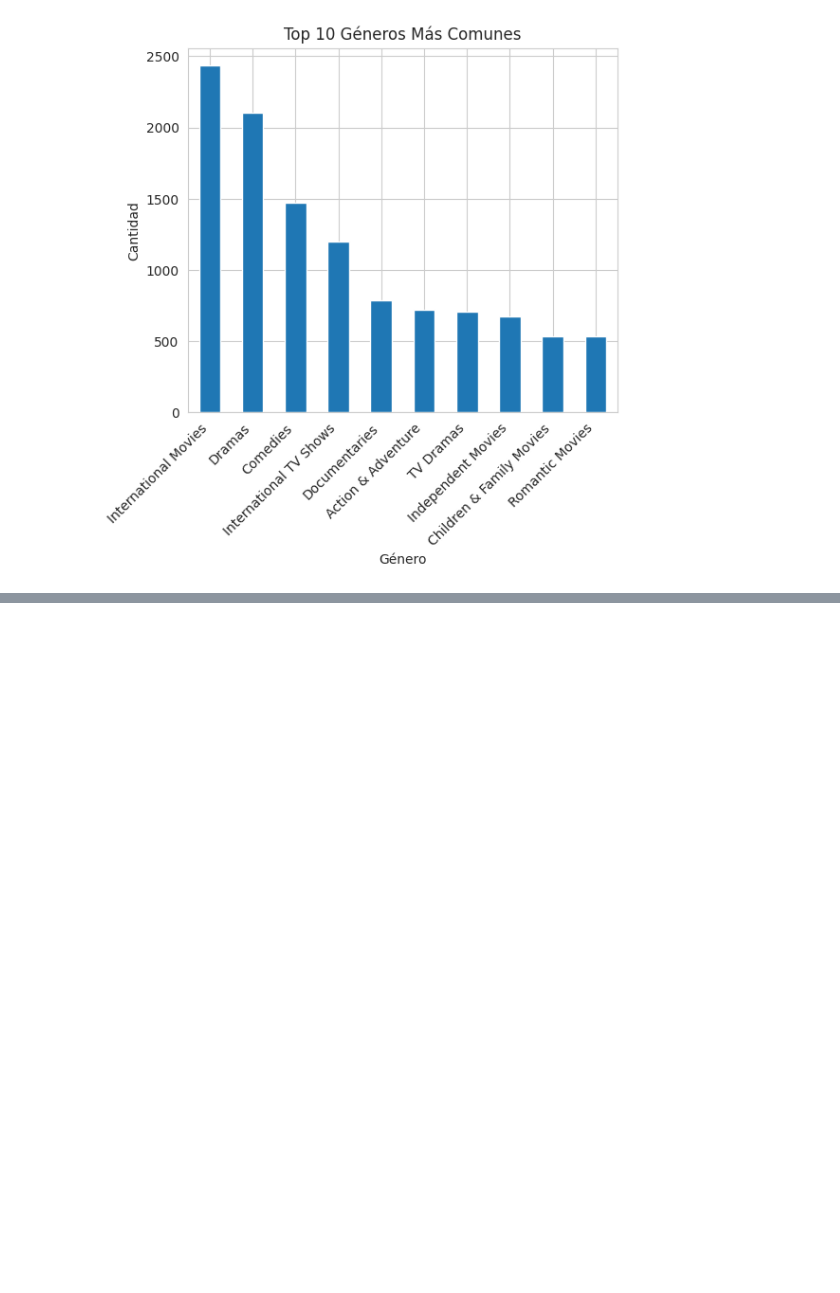
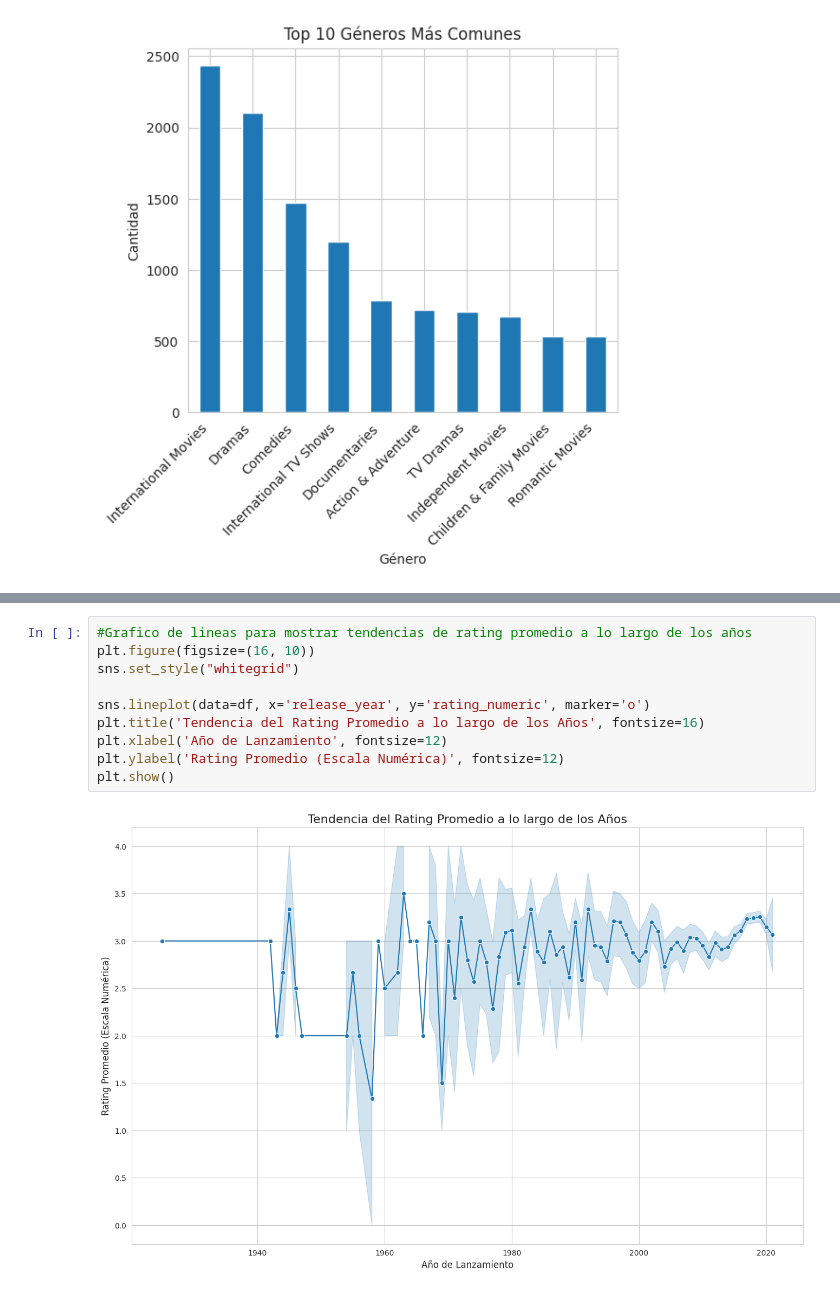
Before and after one commit to GaelGarciaSanchez/Optativa-Profesional, a Jupyter notebook: BDNetflix.ipynb, the cells around one changed output, grey strips where cells are left out. Drawn from its saved outputs; the diff is of its cells as text; blank space fills up the shorter version.

```diff
--- a/BDNetflix.ipynb
+++ b/BDNetflix.ipynb
@@ -363,0 +421,12 @@ plt.show()
+# %%
+#Grafico de lineas para mostrar tendencias de rating promedio a lo largo de los años
+plt.figure(figsize=(16, 10))
+sns.set_style("whitegrid")
+
+sns.lineplot(data=df, x='release_year', y='rating_numeric', marker='o')
+plt.title('Tendencia del Rating Promedio a lo largo de los Años', fontsize=16)
+plt.xlabel('Año de Lanzamiento', fontsize=12)
+plt.ylabel('Rating Promedio (Escala Numérica)', fontsize=12)
+plt.show()
+# %% [output]
+[figure, added]
```
Also changed, not shown: parts of 21 cells of this notebook.
